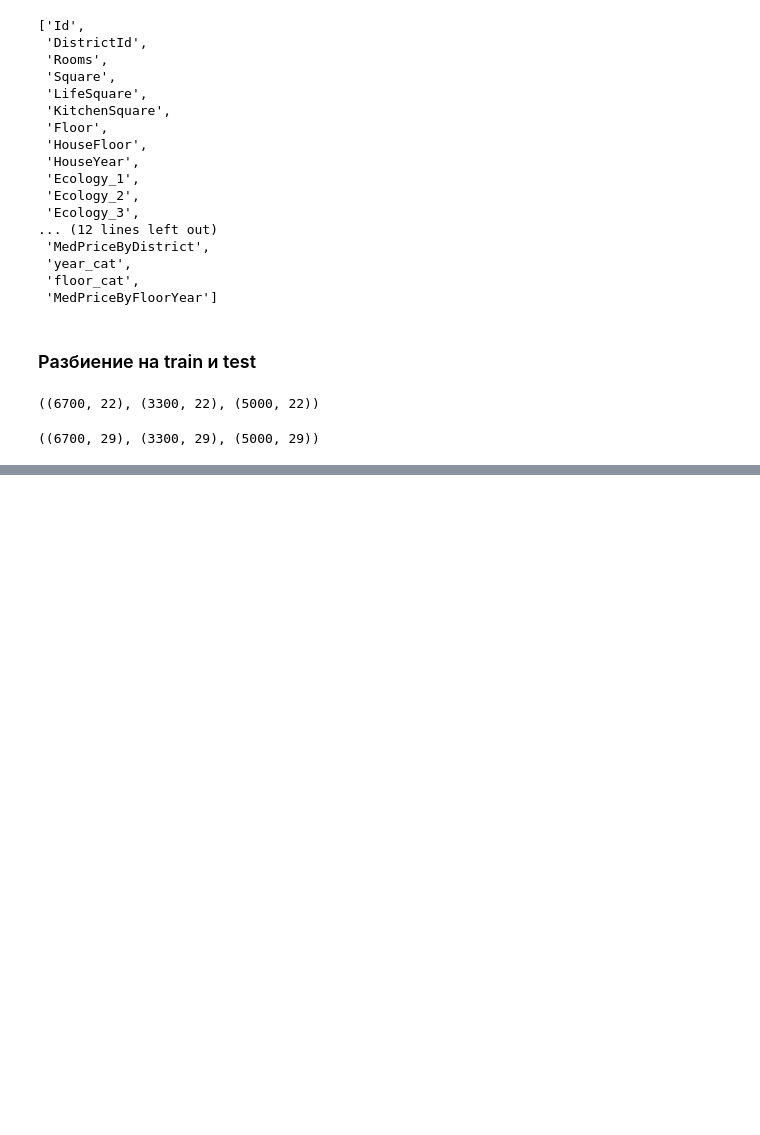
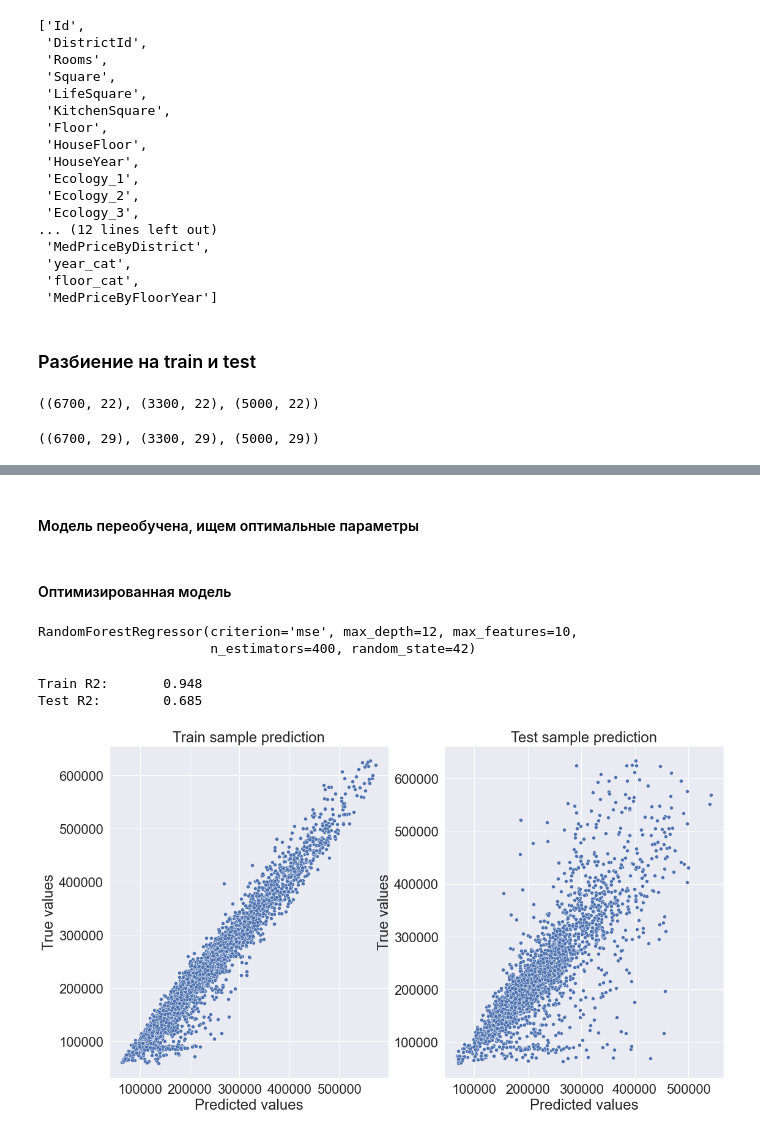
Before and after one commit to samoryad/datascience_GB, a Jupyter notebook: project_price_prediction/project_price_prediction.ipynb, the cells around one changed output, grey strips where cells are left out. Saved outputs shown, nothing was run; the diff lists cells and outputs as text; code cells hidden in the pictures; blank space fills up the shorter version.

```diff
--- a/project_price_prediction/project_price_prediction.ipynb
+++ b/project_price_prediction/project_price_prediction.ipynb
@@ -824,0 +867,2 @@ test_df = test_df[feature_names + new_feature_names]
+# %% [markdown]
+#### Модель переобучена, ищем оптимальные параметры
@@ -824,0 +885,18 @@ test_df = test_df[feature_names + new_feature_names]
+# %% [markdown]
+#### Оптимизированная модель
+# %%
+final_rf_model = RandomForestRegressor(n_estimators=400, max_depth=12, \
+                                       max_features=10, random_state=42, criterion='mse')
+final_rf_model.fit(X_train, y_train)
+# %% [output]
+RandomForestRegressor(criterion='mse', max_depth=12, max_features=10,
+                      n_estimators=400, random_state=42)
+# %%
+y_final_train_preds = rf_model.predict(X_train)
+y_final_test_preds = rf_model.predict(X_valid)
+
+evaluate_preds(y_train, y_final_train_preds, y_valid, y_final_test_preds)
+# %% [output]
+Train R2:       0.948
+Test R2:        0.685
+[figure, added]
```
Also changed, not shown: parts of 37 cells of this notebook, 1 other file.
